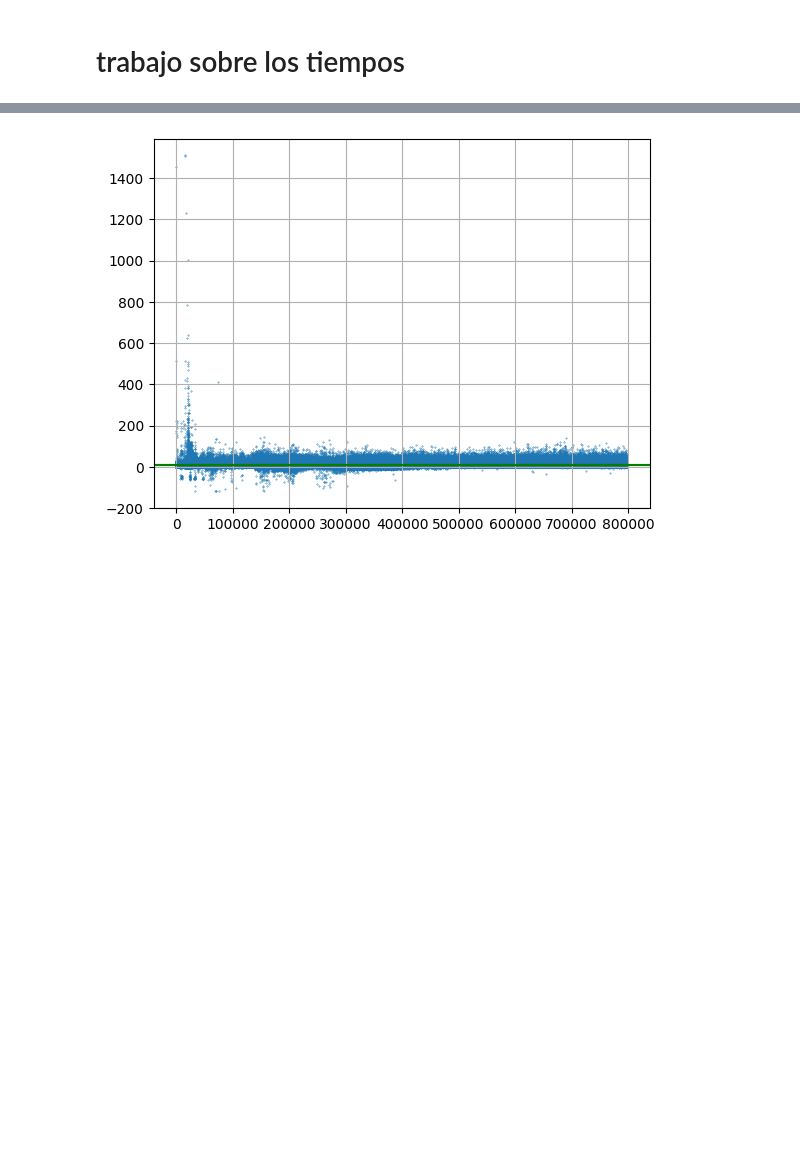
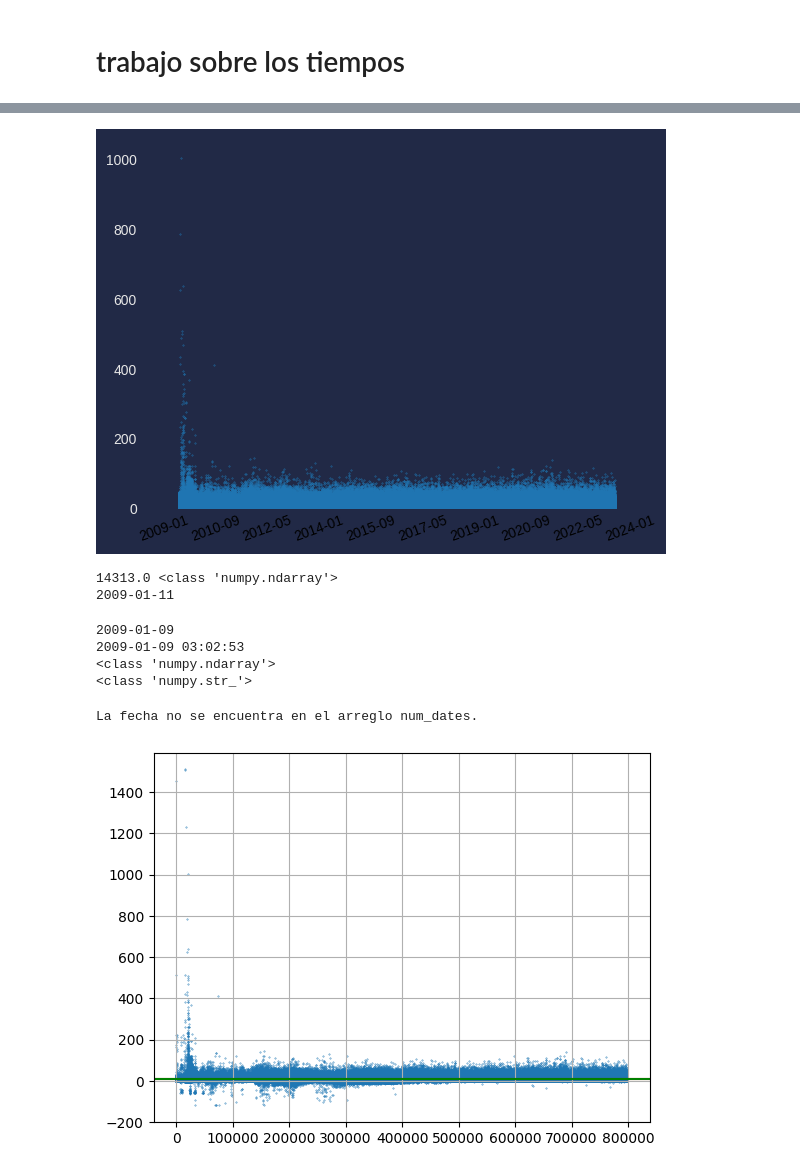
Before and after one commit to bitcoinR3search/BitcoinResearch, a Jupyter notebook: scripts/bra_pruebas/Re_graf.ipynb, the cells around one changed output, grey strips where cells are left out. Cells and saved outputs as stored; diff of their text form; code cells hidden in the pictures; blank space fills up the shorter version.

```diff
--- a/scripts/bra_pruebas/Re_graf.ipynb
+++ b/scripts/bra_pruebas/Re_graf.ipynb
@@ -165,0 +344,59 @@ plt.tick_params(axis='x', colors='black')
+# %%
+#import mplcyberpunk
+#plt.style.use("cyberpunk")
+locator = mdates.MonthLocator(interval=20)
+formatter = mdates.DateFormatter('%Y-%m')
+
+
+
+#lexx=pd.DataFrame({'A':[Y3],'B':[X3]})
+fig, lexx = plt.subplots()
+lexx.plot(marker='o')
+# Configurar los ejes x
+lexx.xaxis.set_major_locator(locator)
+lexx.xaxis.set_major_formatter(formatter)
+lexx.xaxis.set_tick_params(labelsize=10, rotation=20)
+lexx.tick_params(axis='x', colors='black')
+
+lexx.scatter(Y3, X3,label="Datos sin anomalias", s=0.1)#,alpha=0.8)
+#=====BASE======
+plt.style.use('seaborn-dark')
+for param in ['figure.facecolor','axes.facecolor','savefig.facecolor']:
+    plt.rcParams[param] = '#212946'    #azul oscuro
+for param in ['text.color','axes.labelcolor','xtick.color','ytick.color',]:
+    plt.rcParams[param]='0.9' #grisclaro
+
+
+#====COLORES====
+COLORES=['#08F7FE','#FE53BB','#F5D300','#00ff41']
+lexx.plot(marker='o',ax=ax,color=COLORES)
+#====LINEAS====
+N_lines = 10
+diff_linewidth = 1.05
+alpha_value = 0.03
+for n in range (1,N_lines+1):
+    lexx.plot(marker='o',linewidth=2+(diff_linewidth*n),alpha=alpha_value,legend=False,ax=ax,color=COLORES)
+#======COLORES BAJO LAS LINEAS
+# for colum, color in zip(lexx,COLORES):
+#     lexx.fill_between(x=lexx.index,y1=lexx[colum].vales,y2=[0]*len(lexx),color=COLORES,alpha=0.1)
+# lexx.grid(color='#425289')
+#======
+
+lexx.set_xlim([ax.get_xlim()[0] - 0.2,ax.get_xlim()[1]+0.2])
+lexx.set_ylim(0)
+plt.show()
+# %% [output]
+[figure, added]
+# %%
+
+print(num_dates[7000],type(num_dates))
+print(time_b[100])
+target_date = pd.to_datetime('2009-01-11')
+buscador=target_date.strftime('%Y-%m-%d')
+#print(buscador)
+#print(target_date)
+#Num_indices = np.where(time_b == buscador)[0]
+#print(Num_indices)
+# %% [output]
+14313.0 <class 'numpy.ndarray'>
+2009-01-11
@@ -166,3 +408,23 @@ plt.tick_params(axis='x', colors='black')
+# %%
+print(Correccion[2])
+print(F_echas[2])
+print(type(F_echas))
+print(type(F_echas[2]))
+# %% [output]
+2009-01-09
+2009-01-09 03:02:53
+<class 'numpy.ndarray'>
+<class 'numpy.str_'>
+# %%
+
+#target_date = mdates.date2num('2009-01-12')
+Num_indices = np.where(Correccion == buscador)[0]
+if len(Num_indices) > 0:
+    print(f"La fecha se encuentra en la posición {Num_indices[0]} del arreglo num_dates.")
+else:
+    print("La fecha no se encuentra en el arreglo num_dates.")
+# %% [output]
+La fecha no se encuentra en el arreglo num_dates.
 # %%
 
 fig,ax=plt.subplots()
```
Also changed, not shown: parts of 20 cells of this notebook.
